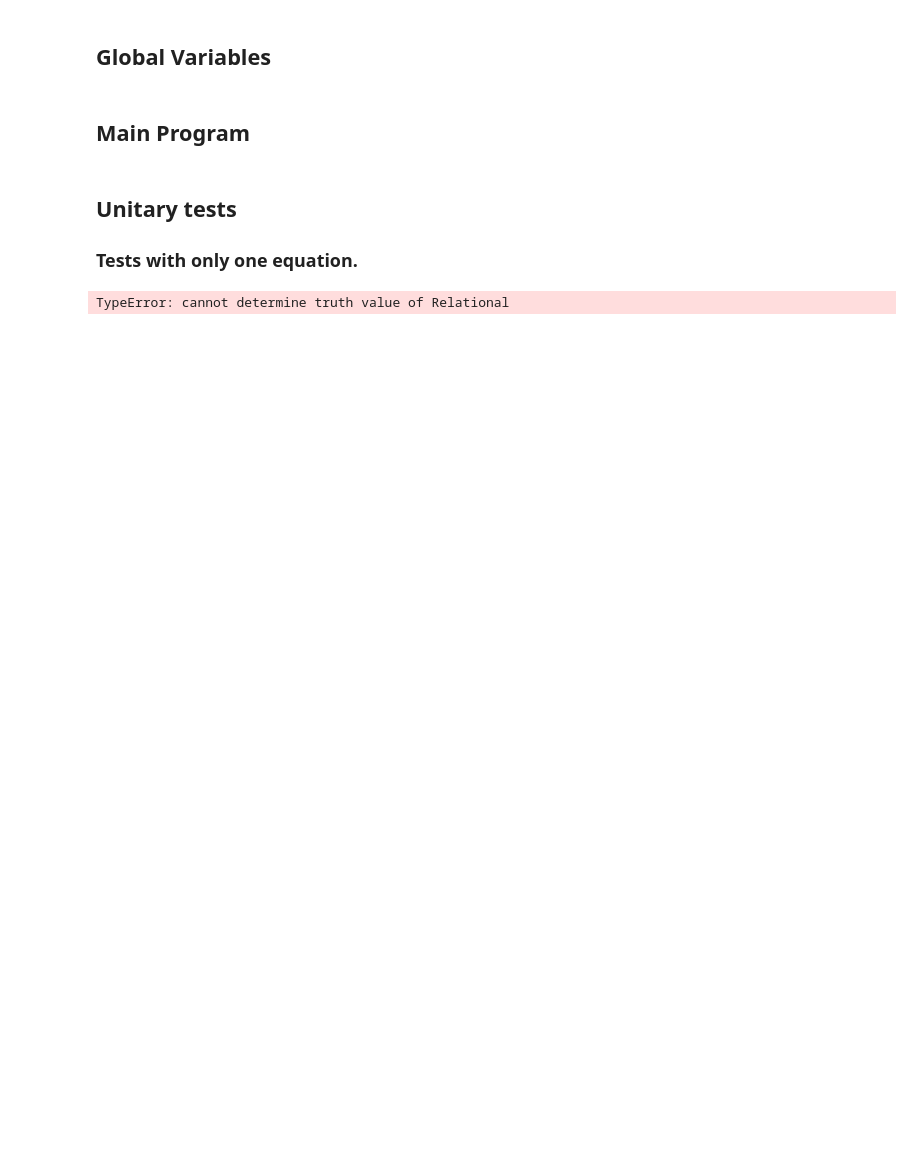
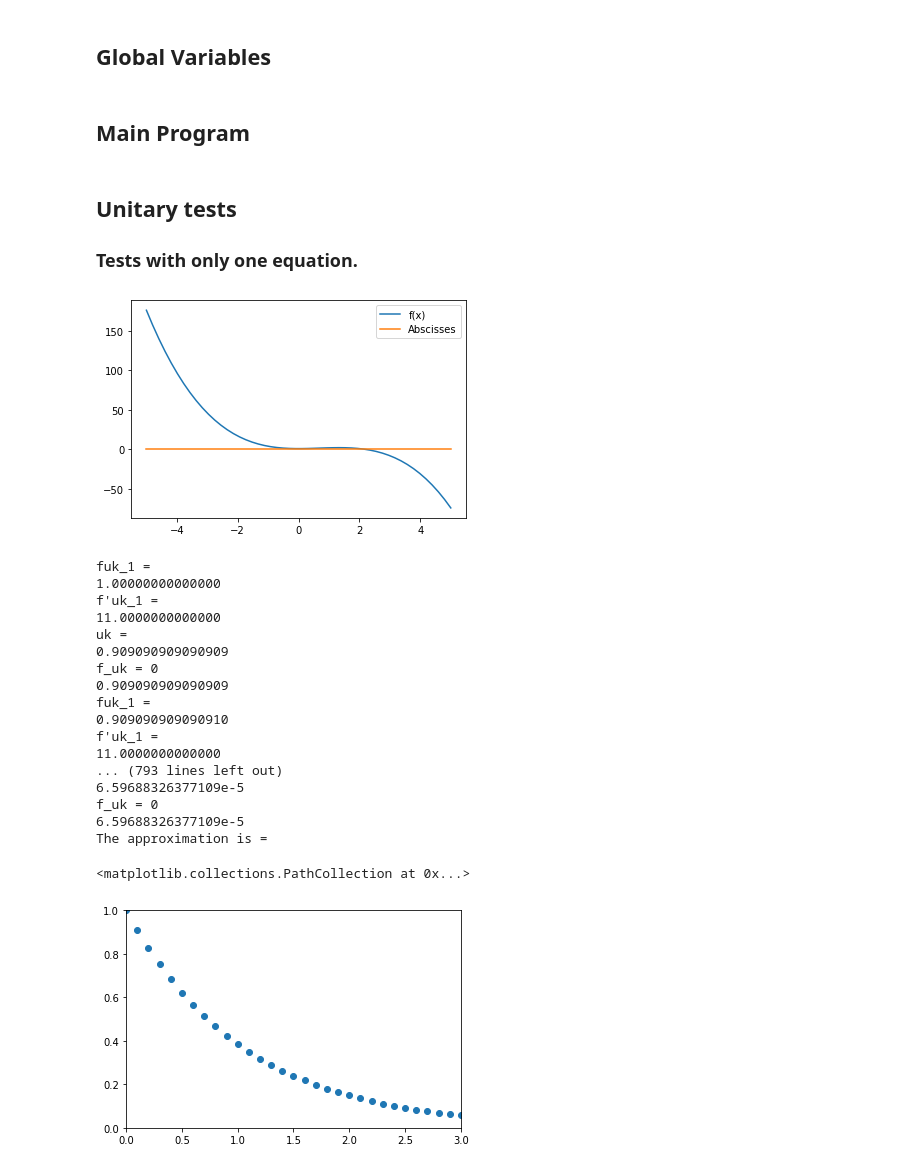
Before and after one commit to AlexPoiron/FirstModel, a Jupyter notebook: Main.ipynb, the cells around one changed output. Drawn from its saved outputs; the diff is of its cells as text; code cells hidden in the pictures; blank space fills up the shorter version.

Commit message:
main function resolved. example expo is correct. TO FIX : clear the main function and do some other tests

```diff
--- a/Main.ipynb
+++ b/Main.ipynb
@@ -19,7 +14,7 @@ f(x) = 45*x**2 + 36*x
 ## Global Variables
 # %%
 #Time variables
-interval = 3
+interval = 10
 delta = 0.1
 
 #Number represent how far we want to be precised.
@@ -40 +24,4 @@ def function_f(uk, uk_1, expr, first):
+# %%
+def create_f(uk_1, expr):
+    return (u - uk_1)/delta - expr
 # %%
@@ -102,14 +88,49 @@ def FirstModel(expr, u0):
 ## Unitary tests
 ### Tests with only one equation.
 # %%
-sp.init_printing()
-t = sp.symbols('t')
-u = sp.Function('u')(t)
-dydt = u.diff(t)
-expr = sp.Eq(dydt, -u)
-FirstModel(-u, 3)
+fig, ax = plt.subplots()
+x_ = np.linspace(-5, 5)
+y = 2*x_**2 - x_**3 + 1
+zero = 0*x_
+ax.plot(x_, y, label ='f(x)')
+ax.plot(x_, zero, label = 'Abscisses')
+plt.legend()
+plt.show()
+
+dudt = u.diff(t)
+expr = sp.Eq(dudt, -u)
+res = FirstModel(-u, 1)
+
+absi = []
+for i in range(0, len(res)):
+    absi.append(res[i][0])
+coords = []
+for j in range(0, len(res)):
+    coords.append(res[j][1])
+plt.ylim([0, 1])
+plt.xlim([0, 3])
+plt.scatter(absi, coords)
 # %% [output]
+[figure, added]
-TypeError: cannot determine truth value of Relational
+fuk_1 =
+1.00000000000000
+f'uk_1 =
+11.0000000000000
+uk =
+0.909090909090909
+f_uk = 0
+0.909090909090909
+fuk_1 =
+0.909090909090910
+f'uk_1 =
+11.0000000000000
+... (793 lines left out)
+6.59688326377109e-5
+f_uk = 0
+6.59688326377109e-5
+The approximation is =
+<matplotlib.collections.PathCollection at 0x...>
+[figure, added]
 # %%
 fig, ax = plt.subplots()
 x_ = np.linspace(-5, 5)
```
Also changed, not shown: parts of 5 cells of this notebook.
